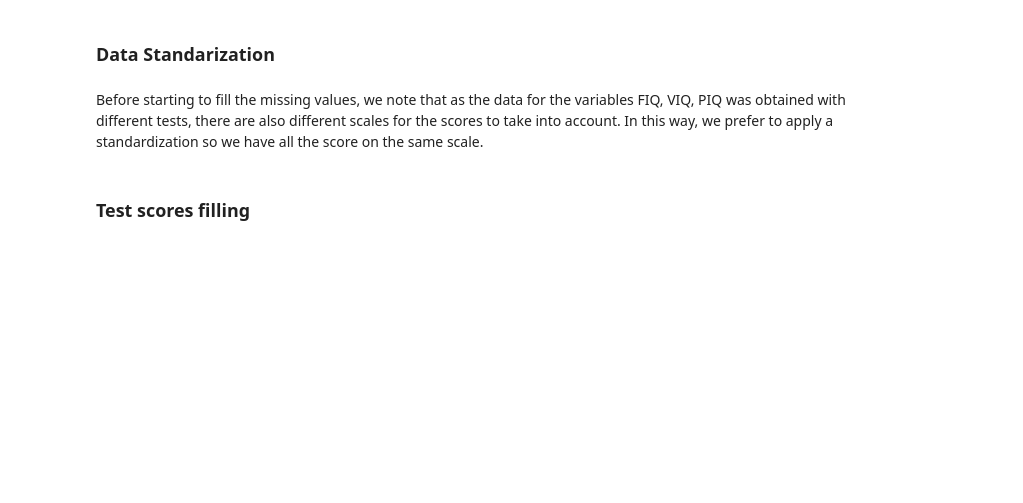
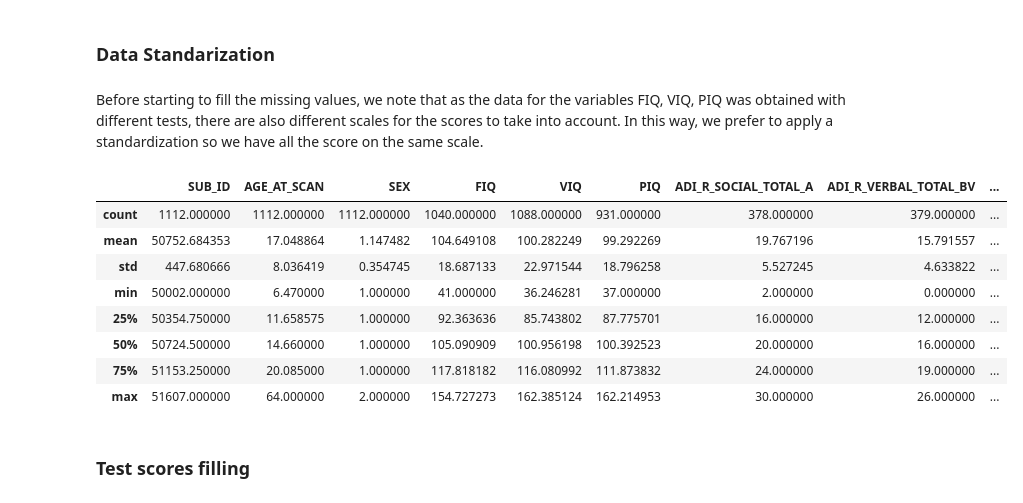
Before and after one commit to AuraNatale/AutismDataMining, a Jupyter notebook: Source Code/data_exploration.ipynb, the cells around one changed output. Cells and saved outputs as stored; diff of their text form; code cells hidden in the pictures; blank space fills up the shorter version.

```diff
--- a/Source Code/data_exploration.ipynb
+++ b/Source Code/data_exploration.ipynb
@@ -652,16 +639,45 @@ ASD_phenotypic_filtered['FIQ'] = np.where(condition,
-# %%
-'''NOT READY'''
-#For PIQ, the score scale is between 30-170 if the test taken was "DAS",
-#between 30-170 if the test taken was "STANFORD",   otherwise is 50-160.
-#We will unify all the data to the larger scale, i.e. 30-170
-
-# We start defining the condition
-condition = (ASD_phenotypic_filtered['FIQ_TEST_TYPE'] != 'DAS') & (ASD_phenotypic_filtered['FIQ'] >= 50) & (ASD_phenotypic_filtered['FIQ'] <= 160)
-
-# Then we standarize the values dictated by the condition, to the new scale
-ASD_phenotypic_filtered['FIQ'] = np.where(condition,
-                        (ASD_phenotypic_filtered['FIQ'] - 50) / (160 - 50) * (170 - 30) + 30,
-                        ASD_phenotypic_filtered['FIQ'])
+# %%
+#For VIQ, the score scale is between 31-169 if the test taken was "DAS",
+#between 36-164 if the test taken was "STANFORD",
+ #between 40-160 if the test taken was "PPVT",  otherwise is 50-160.
+#We will unify all the data to the larger scale, i.e. 31-169
+
+for i in range(len(ASD_phenotypic_filtered['VIQ'])):
+    test_type = ASD_phenotypic_filtered['FIQ_TEST_TYPE'][i]
+    current_value = ASD_phenotypic_filtered['VIQ'][i]
+    if (test_type != ('DAS' or 'STANFORD' or 'PPVT')) and (50 <= current_value <= 160):
+        ASD_phenotypic_filtered.loc[i, 'VIQ'] = (current_value - 50) / (160 - 50) * (169 - 31) + 31
+    elif (test_type != ('DAS' or 'STANFORD')) and (40 <= current_value <= 160):
+        ASD_phenotypic_filtered.loc[i, 'VIQ'] = (current_value - 40) / (160 - 40) * (169 - 31) + 31
+    elif (test_type != 'DAS') and (36 <= current_value <= 164):
+        ASD_phenotypic_filtered.loc[i, 'VIQ'] = (current_value - 36) / (164 - 36) * (169 - 31) + 31
+# %%
+#For PIQ, the score scale is between 31-166 if the test taken was "DAS",
+#between 36-164 if the test taken was "STANFORD",
+ #between 50-160 if the test taken was "RAVENS",  otherwise is 53-160.
+#We will unify all the data to the larger scale, i.e. 31-169
+
+for i in range(len(ASD_phenotypic_filtered['PIQ'])):
+    test_type = ASD_phenotypic_filtered['FIQ_TEST_TYPE'][i]
+    current_value = ASD_phenotypic_filtered['PIQ'][i]
+    if (test_type != ('DAS' or 'STANFORD' or 'RAVENS')) and (53 <= current_value <= 160):
+        ASD_phenotypic_filtered.loc[i, 'PIQ'] = (current_value - 53) / (160 - 53) * (166 - 31) + 31
+    elif (test_type != ('DAS' or 'STANFORD')) and (50 <= current_value <= 160):
+        ASD_phenotypic_filtered.loc[i, 'PIQ'] = (current_value - 50) / (160 - 50) * (166 - 31) + 31
+    elif (test_type != 'DAS') and (36 <= current_value <= 164):
+        ASD_phenotypic_filtered.loc[i, 'PIQ'] = (current_value - 36) / (164 - 36) * (166 - 31) + 31
+# %%
+ASD_phenotypic_filtered.describe()
+# %% [output]
+|  | SUB_ID | AGE_AT_SCAN | SEX | FIQ | VIQ | PIQ | ADI_R_SOCIAL_TOTAL_A | ADI_R_VERBAL_TOTAL_BV | ... |
+| count | 1112.000000 | 1112.000000 | 1112.000000 | 1040.000000 | 1088.000000 | 931.000000 | 378.000000 | 379.000000 | ... |
+| mean | 50752.684353 | 17.048864 | 1.147482 | 104.649108 | 100.282249 | 99.292269 | 19.767196 | 15.791557 | ... |
+| std | 447.680666 | 8.036419 | 0.354745 | 18.687133 | 22.971544 | 18.796258 | 5.527245 | 4.633822 | ... |
+| min | 50002.000000 | 6.470000 | 1.000000 | 41.000000 | 36.246281 | 37.000000 | 2.000000 | 0.000000 | ... |
+| 25% | 50354.750000 | 11.658575 | 1.000000 | 92.363636 | 85.743802 | 87.775701 | 16.000000 | 12.000000 | ... |
+| 50% | 50724.500000 | 14.660000 | 1.000000 | 105.090909 | 100.956198 | 100.392523 | 20.000000 | 16.000000 | ... |
+| 75% | 51153.250000 | 20.085000 | 1.000000 | 117.818182 | 116.080992 | 111.873832 | 24.000000 | 19.000000 | ... |
+| max | 51607.000000 | 64.000000 | 2.000000 | 154.727273 | 162.385124 | 162.214953 | 30.000000 | 26.000000 | ... |
 # %% [markdown]
 ### Test scores filling
 # %% [markdown]
```
Also changed, not shown: parts of 1 cell of this notebook.
